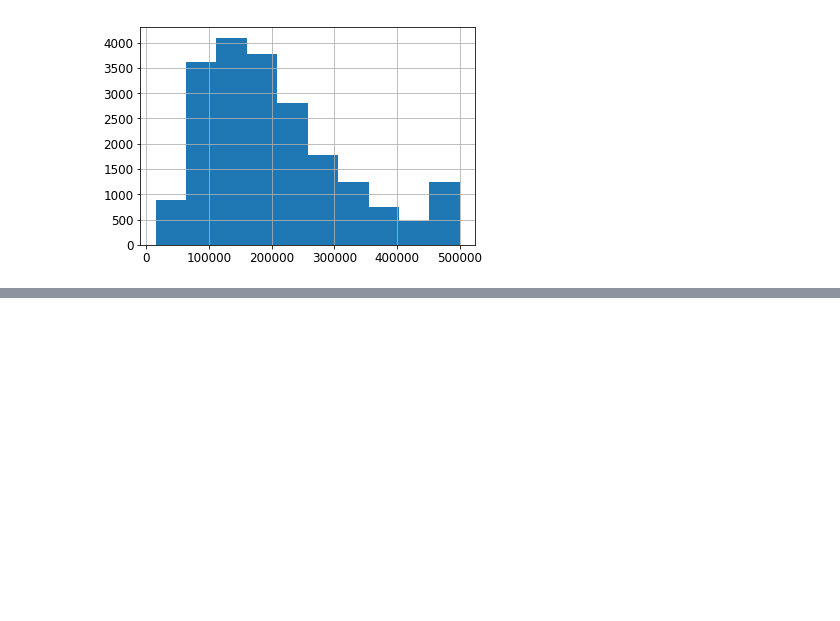
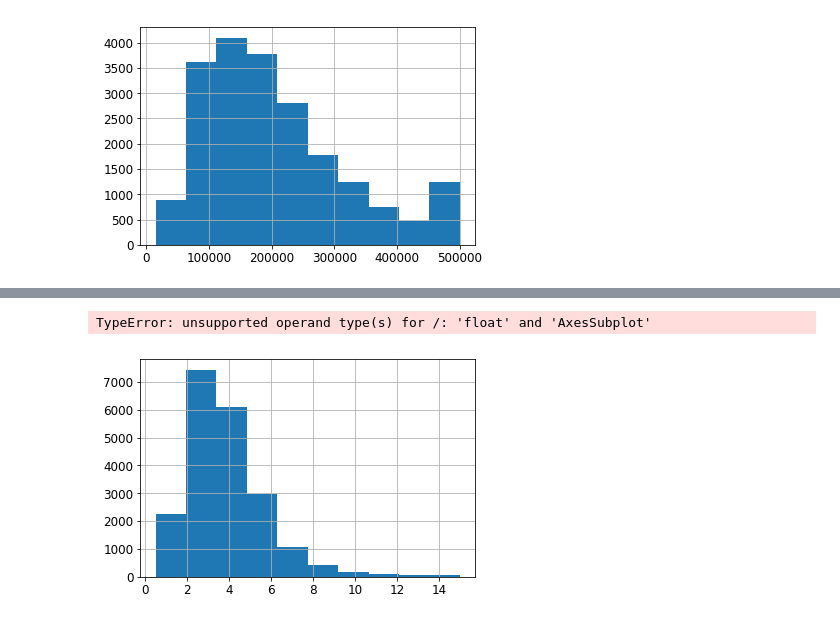
Before and after one commit to austincain22/CSCI-191T---Machine-Learning, a Jupyter notebook: Untitled.ipynb, the cells around one changed output, grey strips where cells are left out. Saved outputs shown, nothing was run; the diff lists cells and outputs as text; code cells hidden in the pictures; blank space fills up the shorter version.

```diff
--- a/Untitled.ipynb
+++ b/Untitled.ipynb
@@ -63,0 +144,5 @@ housingData["median_house_value"].hist()
+# %%
+housingData["median_house_value"]/housingData["median_income"].hist()
+# %% [output]
+TypeError: unsupported operand type(s) for /: 'float' and 'AxesSubplot'
+[figure, added]
```
Also changed, not shown: parts of 16 cells of this notebook.
